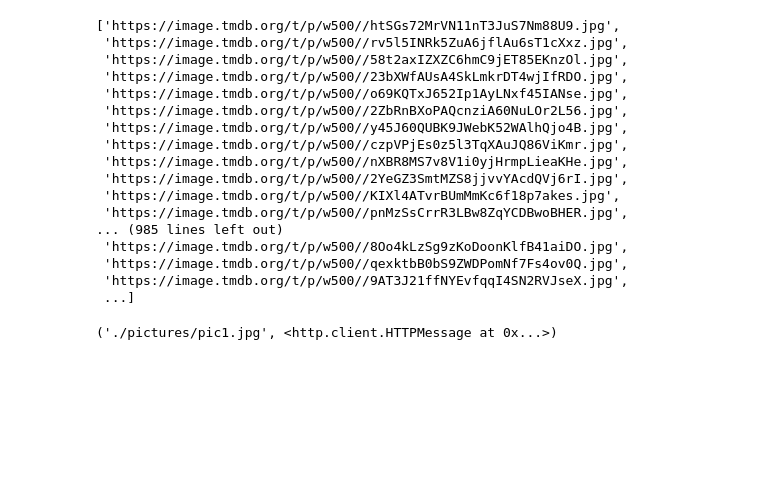
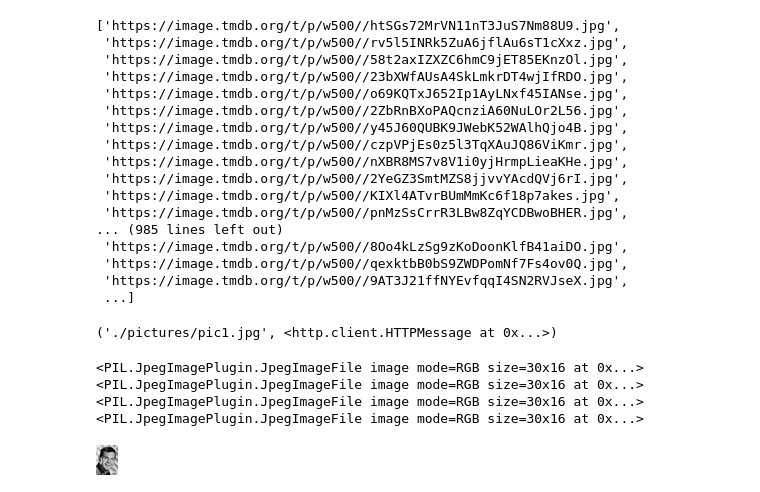
Before and after one commit to nfstein/08-Group-1-Star-Trek-Cast-Reunion, a Jupyter notebook: Mozaik.ipynb, the cells around one changed output. Drawn from its saved outputs; the diff is of its cells as text; code cells hidden in the pictures; blank space fills up the shorter version.

```diff
--- a/Mozaik.ipynb
+++ b/Mozaik.ipynb
@@ -107,5 +128,21 @@ for pic in
+# %%
+for url in url2:
+    resource = urllib.request.urlopen(url)
+    im = Image.open(resource)
+    im.thumbnail([30,30])
+    im.save(f'./pictures/'+f'im{x}.'+'jpg')
+    # print(url)
+    print(im)
+# %% [output]
+<PIL.JpegImagePlugin.JpegImageFile image mode=RGB size=30x16 at 0x...>
+<PIL.JpegImagePlugin.JpegImageFile image mode=RGB size=30x16 at 0x...>
+<PIL.JpegImagePlugin.JpegImageFile image mode=RGB size=30x16 at 0x...>
+<PIL.JpegImagePlugin.JpegImageFile image mode=RGB size=30x16 at 0x...>
 # %%
 resource = urllib.request.urlopen("https://image.tmdb.org/t/p/w500/93PNFjRuV3u4SRFwmvaAMZ4HNna.jpg")
 im = Image.open(resource)
 im.thumbnail([30,30])
 im.save('./pictures/pic3.jpg')
+im
+# %% [output]
+[figure, added]
```
Also changed, not shown: parts of 4 cells of this notebook.
